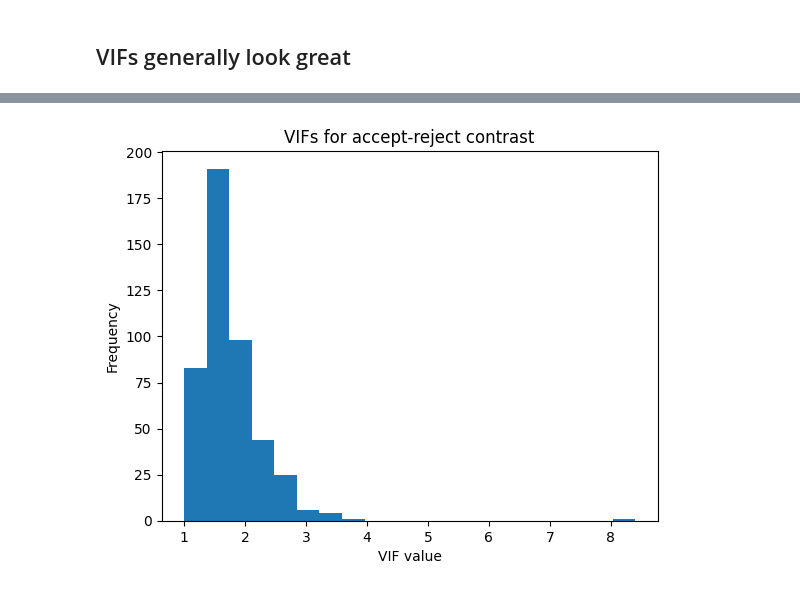
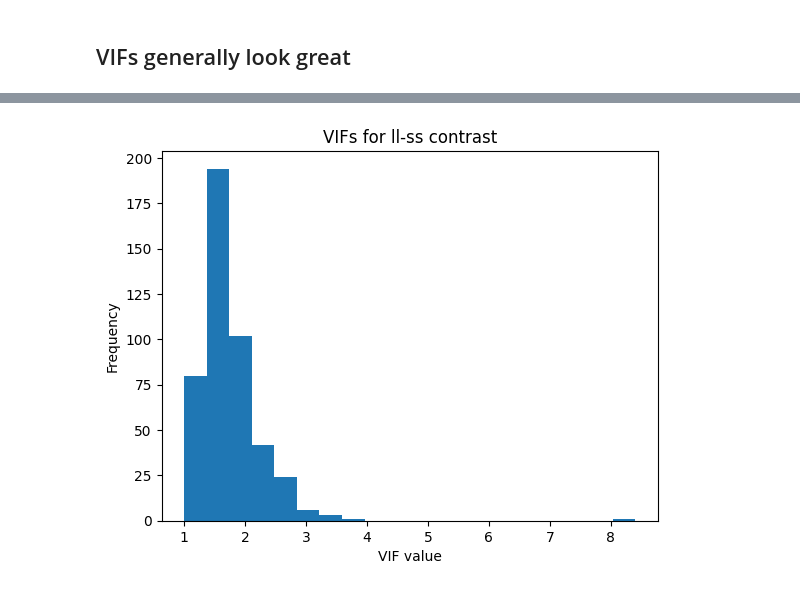
Before and after one commit to jmumford/dd-kable-analysis, a Jupyter notebook: analyses/beta_series_analysis/qa_design_matrices.ipynb, the cells around one changed output, grey strips where cells are left out. Cells and saved outputs as stored; diff of their text form; code cells hidden in the pictures.

```diff
--- a/analyses/beta_series_analysis/qa_design_matrices.ipynb
+++ b/analyses/beta_series_analysis/qa_design_matrices.ipynb
@@ -113,8 +113,8 @@ plt.show()
 # %%
-plt.hist(vif_all_df['accept_minus_reject'], 20)
+plt.hist(vif_all_df['ll_minus_ss'], 20)
 plt.xlabel('VIF value')
 plt.ylabel('Frequency')
-plt.title('VIFs for accept-reject contrast')
+plt.title('VIFs for ll-ss contrast')
 plt.show()
 # %% [output]
-[figure, old version]
+[figure, new version]
```
Also changed, not shown: parts of 6 cells of this notebook, 3 other files.
